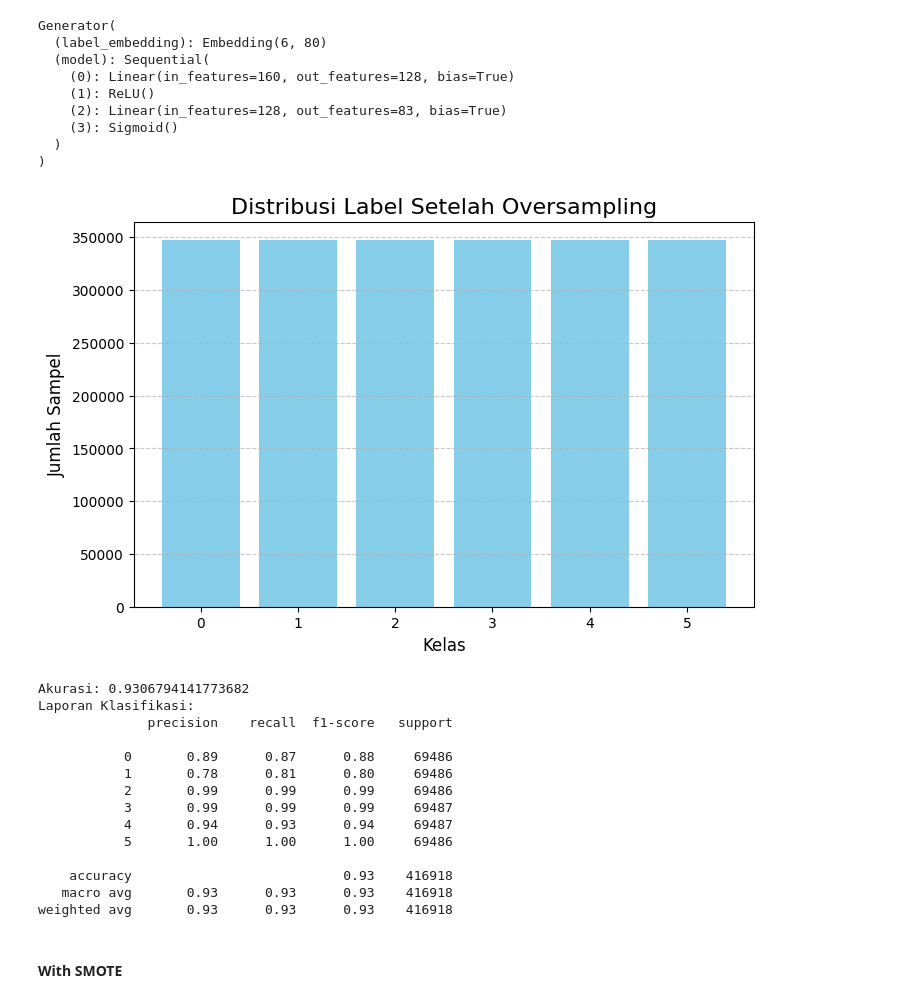
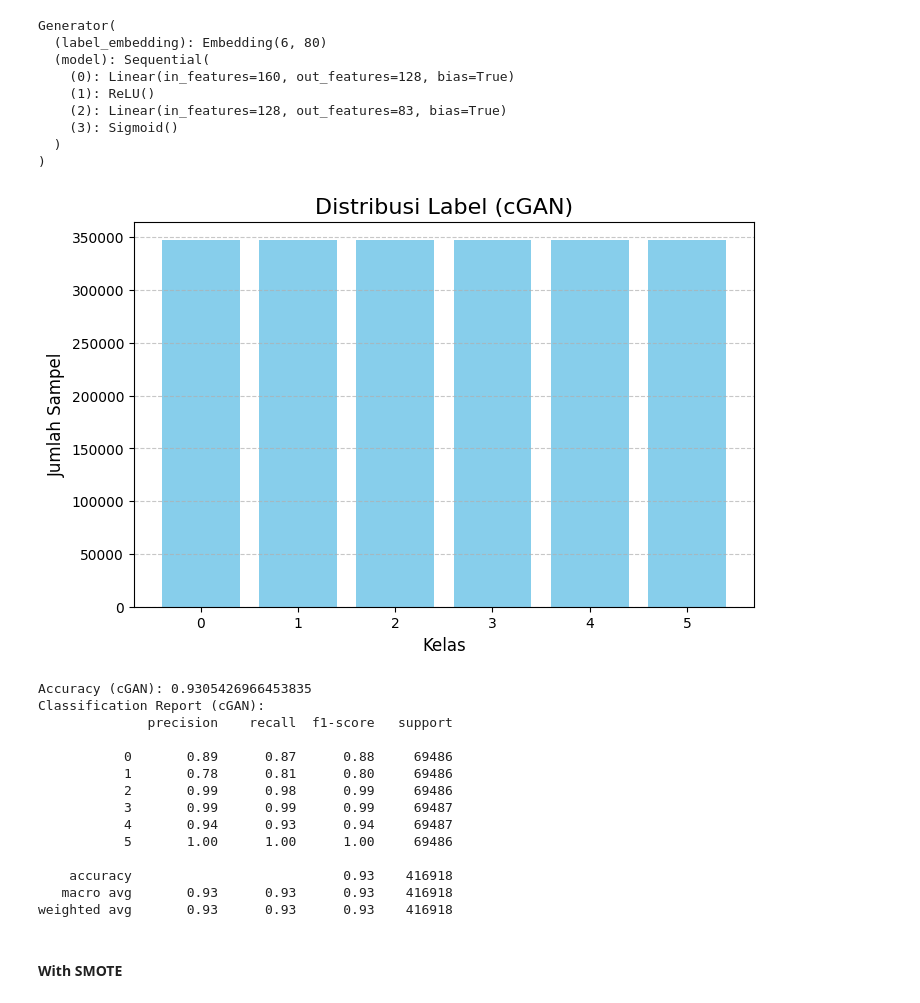
Before and after one commit to Hadoroo/ProjekAkhirDL, a Jupyter notebook: Classification.ipynb, the cells around one changed output. Cells and saved outputs as stored; diff of their text form; code cells hidden in the pictures.

```diff
--- a/Classification.ipynb
+++ b/Classification.ipynb
@@ -118,19 +122,18 @@ y = y.to_numpy()
 # %% [markdown]
 ### With cGAN
 # %%
-# Parameter untuk generator
-latent_dim = 80  # Harus sama dengan yang digunakan saat training
-num_classes = 6  # Jumlah kelas (sesuai dengan data Anda)
-data_dim = X.shape[1]  # Dimensi data fitur
-device = torch.device("cuda" if torch.cuda.is_available() else "cpu")
+# Generator Parameter
+latent_dim = 80  # It must be the same as the one used during training.
+num_classes = 6  # Number of classes
+data_dim = X.shape[1]  # Data feature dimension
+device = torch.device("cuda" if torch.cuda.is_available() else "cpu") # Using CUDA GPU
 
-# Inisialisasi model generator
+# Initialization generator models
 generator = Generator(latent_dim, num_classes, data_dim).to(device)
 
-# Muat bobot model
-# generator.load_state_dict(torch.load("generator_cgan.pth", map_location=device))
-generator.load_state_dict(torch.load("tuning2_generator_cgan.pth", map_location=device))
-generator.eval()  # Mode evaluasi
+# Load model weight
+generator.load_state_dict(torch.load("tuning_generator_cgan.pth", map_location=device))
+generator.eval()
 # %% [output]
 Generator(
   (label_embedding): Embedding(6, 80)
@@ -177,45 +193,45 @@ y_balanced = np.concatenate([y, y_synthetic])
 # %%
-# Plot distribusi
+# Plot with cGAN
 plt.figure(figsize=(8, 5))
 unique, counts = np.unique(y_balanced, return_counts=True)
 plt.bar(unique, counts, color='skyblue')
-plt.title("Distribusi Label Setelah Oversampling", fontsize=16)
+plt.title("Distribusi Label (cGAN)", fontsize=16)
 plt.xlabel("Kelas", fontsize=12)
 plt.ylabel("Jumlah Sampel", fontsize=12)
 plt.xticks(unique)
 plt.grid(axis='y', linestyle='--', alpha=0.7)
 plt.show()
 # %% [output]
-[figure, old version]
+[figure, new version]
 # %%
 from sklearn.model_selection import train_test_split
 from sklearn.ensemble import RandomForestClassifier
 from sklearn.metrics import classification_report, accuracy_score
 
-# Split data untuk training dan testing
+# Split data fortraining dan testing
 X_train, X_test, y_train, y_test = train_test_split(X_balanced, y_balanced, test_size=0.2, random_state=42, stratify=y_balanced)
 
-# Inisialisasi RandomForest
+# RandomForest Classifier
 rf_model = RandomForestClassifier(n_estimators=100, random_state=42)
 
 # Training
 rf_model.fit(X_train, y_train)
 
-# Prediksi
+# Prediction
 y_pred = rf_model.predict(X_test)
 
-# Evaluasi
-print("Akurasi:", accuracy_score(y_test, y_pred))
-print("Laporan Klasifikasi:")
+# Evaluate
+print("Accuracy (cGAN):", accuracy_score(y_test, y_pred))
+print("Classification Report (cGAN):")
 print(classification_report(y_test, y_pred))
 # %% [output]
-Akurasi: 0.9306794141773682
-Laporan Klasifikasi:
+Accuracy (cGAN): 0.9305426966453835
+Classification Report (cGAN):
               precision    recall  f1-score   support
 
            0       0.89      0.87      0.88     69486
            1       0.78      0.81      0.80     69486
-           2       0.99      0.99      0.99     69486
+           2       0.99      0.98      0.99     69486
            3       0.99      0.99      0.99     69487
            4       0.94      0.93      0.94     69487
            5       1.00      1.00      1.00     69486
```
Also changed, not shown: parts of 21 cells of this notebook, 9 other files.
